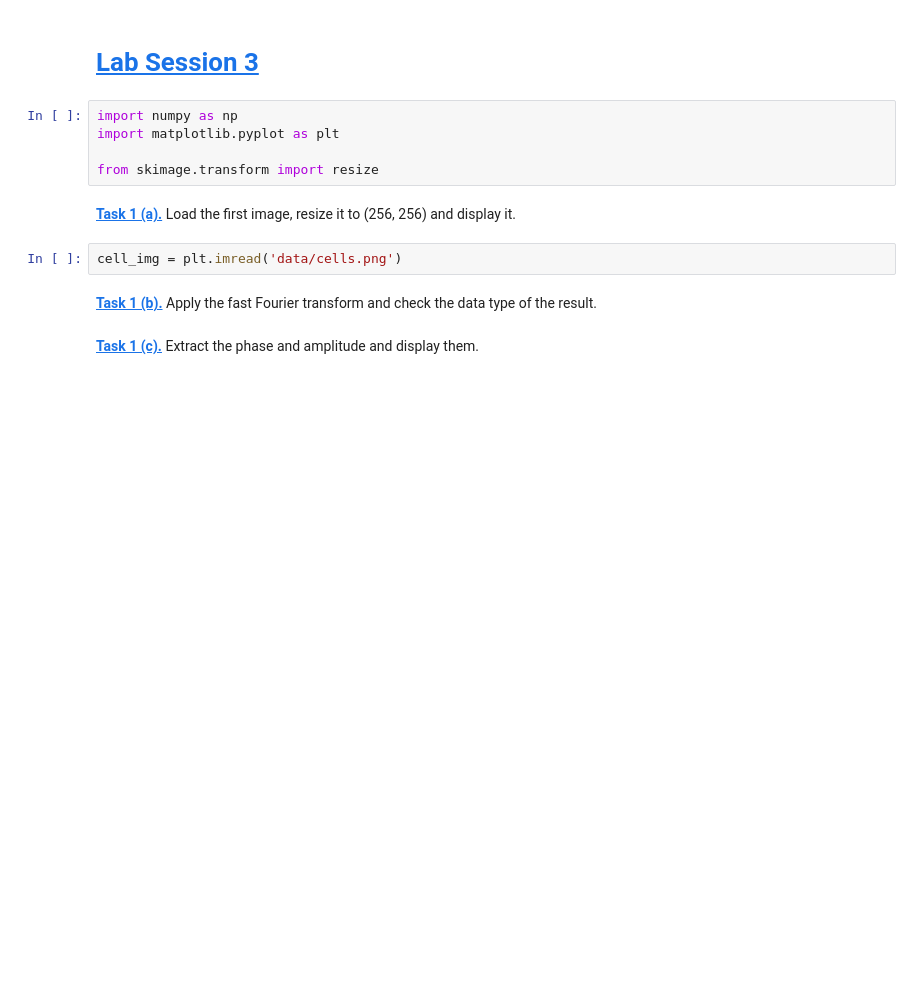
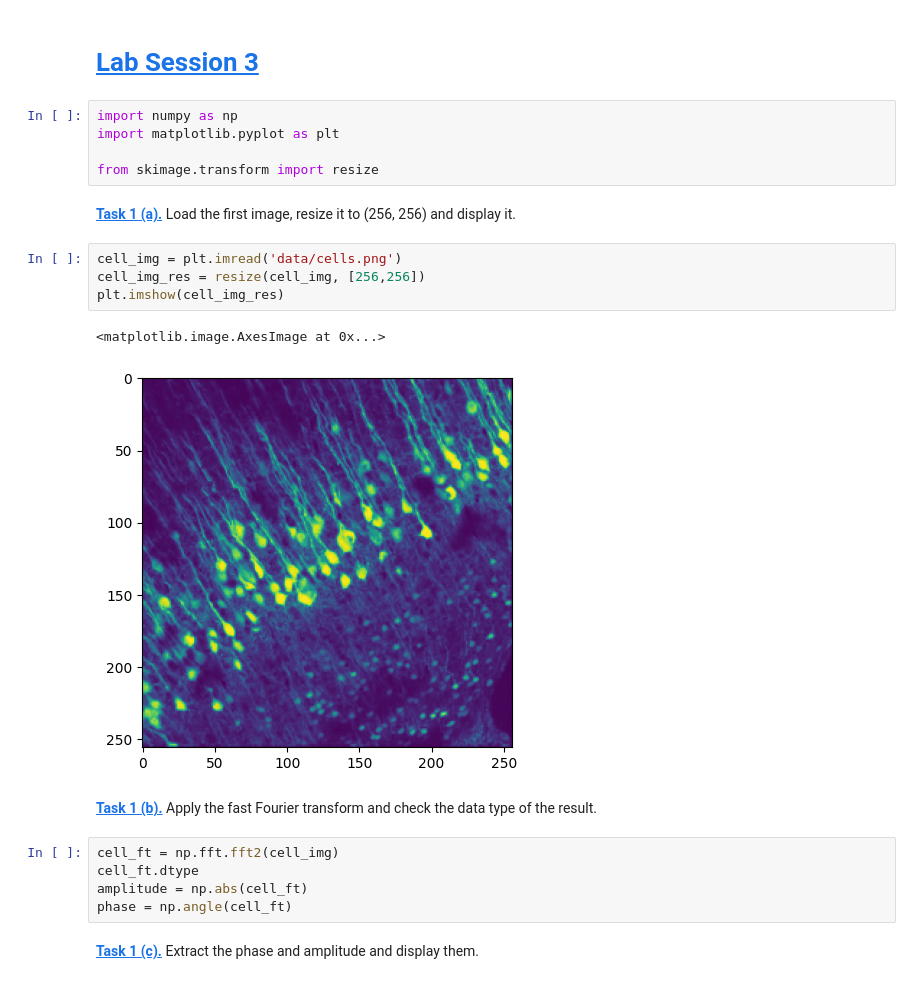
Before and after one commit to mertsoylemezova/mobifs5-python, a Jupyter notebook: fourier.ipynb, the cells around one changed output. Saved outputs shown, nothing was run; the diff lists cells and outputs as text; blank space fills up the shorter version.

```diff
--- a/fourier.ipynb
+++ b/fourier.ipynb
@@ -9,7 +9,17 @@ from skimage.transform import resize
 **[Task 1 (a).]()** Load the first image, resize it to (256, 256) and display it.
 # %%
 cell_img = plt.imread('data/cells.png')
+cell_img_res = resize(cell_img, [256,256])
+plt.imshow(cell_img_res)
+# %% [output]
+<matplotlib.image.AxesImage at 0x...>
+[figure, added]
 # %% [markdown]
 **[Task 1 (b).]()** Apply the fast Fourier transform and check the data type of the result.
+# %%
+cell_ft = np.fft.fft2(cell_img)
+cell_ft.dtype
+amplitude = np.abs(cell_ft)
+phase = np.angle(cell_ft)
 # %% [markdown]
 **[Task 1 (c).]()** Extract the phase and amplitude and display them.
```
Also changed, not shown: parts of 4 cells of this notebook.
